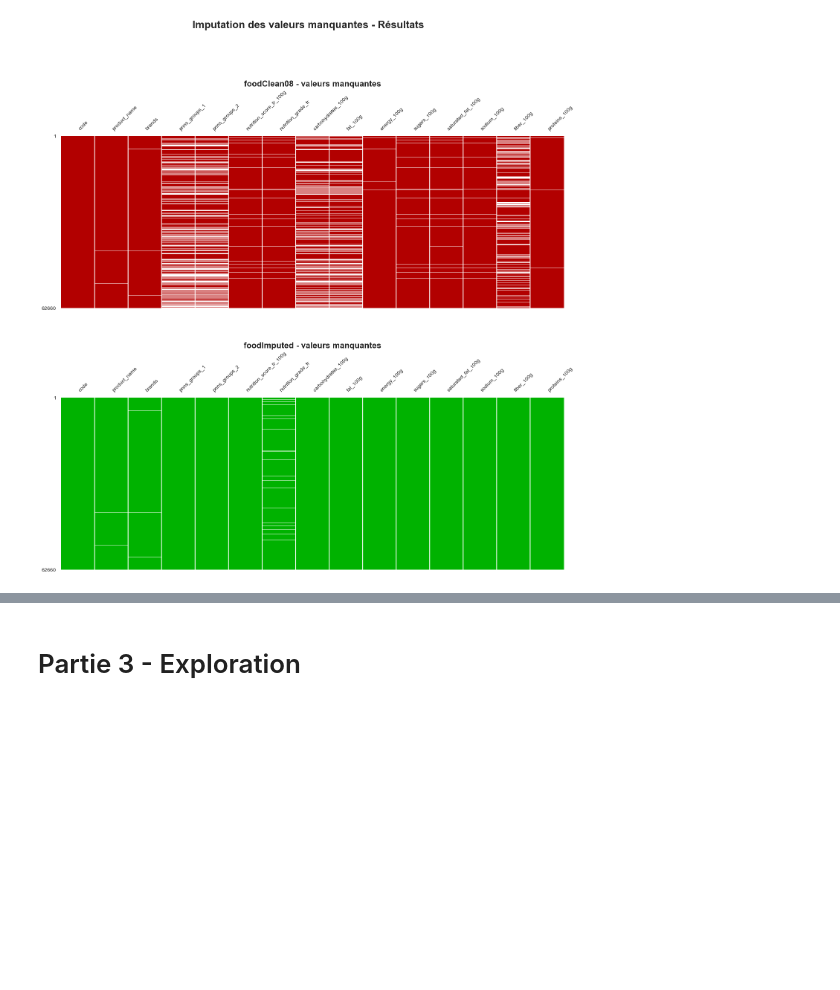
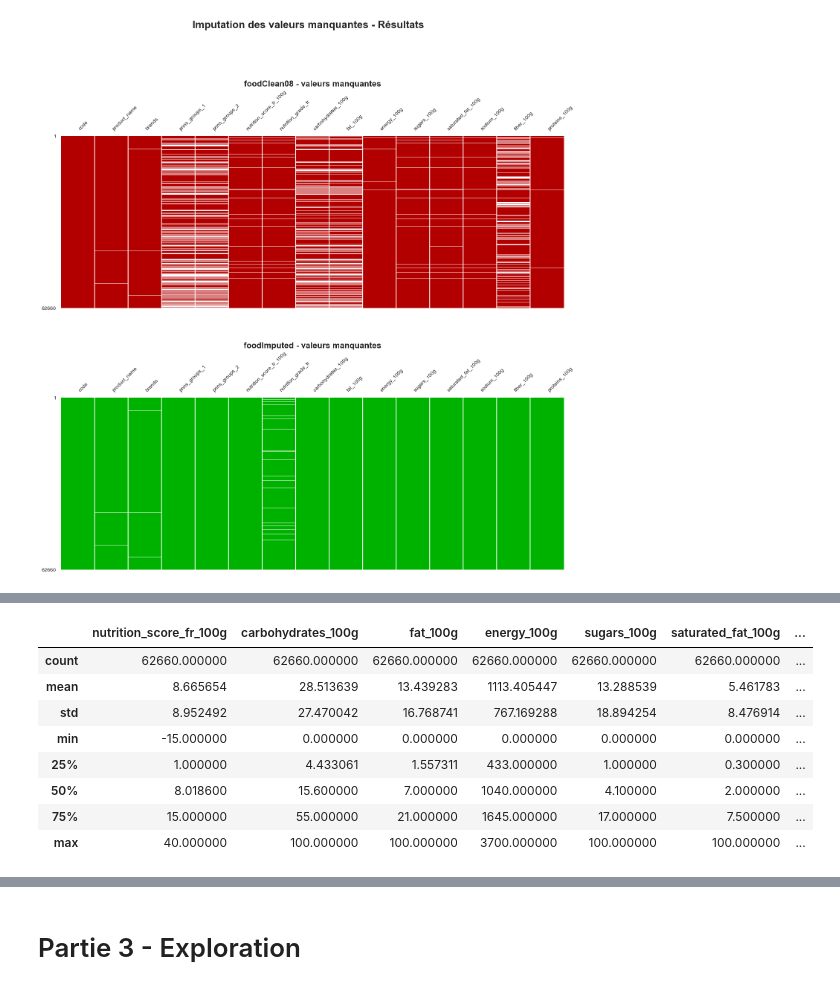
Before and after one commit to ClementPatin/OC-P3, a Jupyter notebook: Patin_Clement_1_notebook_052023.ipynb, the cells around one changed output, grey strips where cells are left out. Cells and saved outputs as stored; diff of their text form; code cells hidden in the pictures; blank space fills up the shorter version.

```diff
--- a/Patin_Clement_1_notebook_052023.ipynb
+++ b/Patin_Clement_1_notebook_052023.ipynb
@@ -2877,0 +2974,28 @@ plt.show()
+# %%
+numFeaturesNames = foodImputed.select_dtypes('float64').columns.tolist()
+
+limitsDict = {}
+for col in numFeaturesNames :
+    if col=="nutrition_score_fr_100g" :
+        limitsDict[col]=(-15,40)
+    elif col == "energy_100g" :
+        limitsDict[col]=(0,3700)
+    else :
+        limitsDict[col]=(0,100)
+# %%
+foodImputedLastClean=foodImputed.copy()
+# %%
+for col in numFeaturesNames :
+    foodImputedLastClean[col].clip(lower=limitsDict[col][0],upper=limitsDict[col][1],inplace=True)
+# %%
+foodImputedLastClean.describe()
+# %% [output]
+|  | nutrition_score_fr_100g | carbohydrates_100g | fat_100g | energy_100g | sugars_100g | saturated_fat_100g | ... |
+| count | 62660.000000 | 62660.000000 | 62660.000000 | 62660.000000 | 62660.000000 | 62660.000000 | ... |
+| mean | 8.665654 | 28.513639 | 13.439283 | 1113.405447 | 13.288539 | 5.461783 | ... |
+| std | 8.952492 | 27.470042 | 16.768741 | 767.169288 | 18.894254 | 8.476914 | ... |
+| min | -15.000000 | 0.000000 | 0.000000 | 0.000000 | 0.000000 | 0.000000 | ... |
+| 25% | 1.000000 | 4.433061 | 1.557311 | 433.000000 | 1.000000 | 0.300000 | ... |
+| 50% | 8.018600 | 15.600000 | 7.000000 | 1040.000000 | 4.100000 | 2.000000 | ... |
+| 75% | 15.000000 | 55.000000 | 21.000000 | 1645.000000 | 17.000000 | 7.500000 | ... |
+| max | 40.000000 | 100.000000 | 100.000000 | 3700.000000 | 100.000000 | 100.000000 | ... |
```
Also changed, not shown: parts of 66 cells of this notebook.
